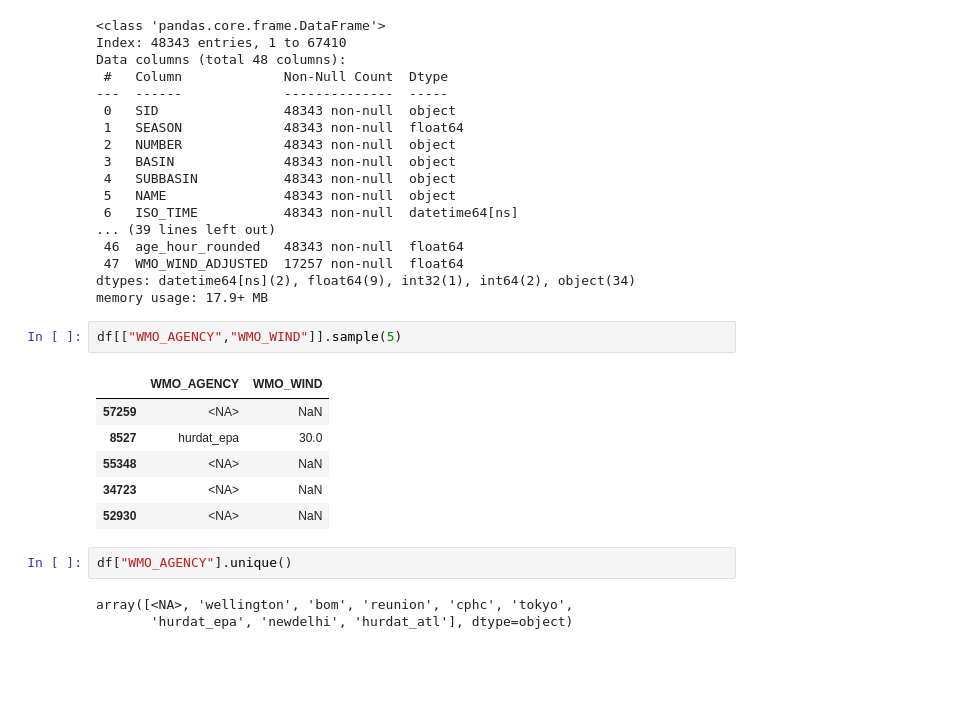
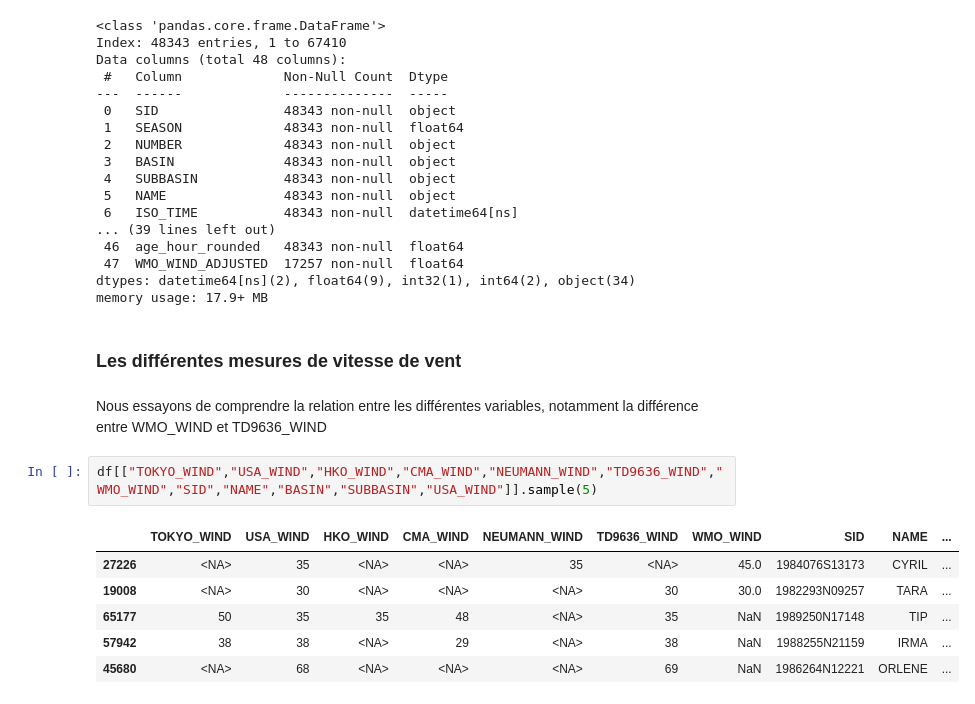
Before and after one commit to 1leolem1/Tropical-Cyclone-Strength-Prediction, a Jupyter notebook: EDA_Paul.ipynb, the cells around one changed output. Cells and saved outputs as stored; diff of their text form; blank space fills up the shorter version.

Commit message:
Travail sur les variables de vent

```diff
--- a/EDA_Paul.ipynb
+++ b/EDA_Paul.ipynb
@@ -833,17 +833,16 @@ Data columns (total 48 columns):
  47  WMO_WIND_ADJUSTED  17257 non-null  float64
 dtypes: datetime64[ns](2), float64(9), int32(1), int64(2), object(34)
 memory usage: 17.9+ MB
-# %%
-df[["WMO_AGENCY","WMO_WIND"]].sample(5)
-# %% [output]
-|  | WMO_AGENCY | WMO_WIND |
-| 57259 | <NA> | NaN |
-| 8527 | hurdat_epa | 30.0 |
-| 55348 | <NA> | NaN |
-| 34723 | <NA> | NaN |
-| 52930 | <NA> | NaN |
-# %%
-df["WMO_AGENCY"].unique()
-# %% [output]
-array([<NA>, 'wellington', 'bom', 'reunion', 'cphc', 'tokyo',
-       'hurdat_epa', 'newdelhi', 'hurdat_atl'], dtype=object)
+# %% [markdown]
+### Les différentes mesures de vitesse de vent
+# %% [markdown]
+Nous essayons de comprendre la relation entre les différentes variables, notamment la différence entre WMO_WIND et TD9636_WIND
+# %%
+df[["TOKYO_WIND","USA_WIND","HKO_WIND","CMA_WIND","NEUMANN_WIND","TD9636_WIND","WMO_WIND","SID","NAME","BASIN","SUBBASIN","USA_WIND"]].sample(5)
+# %% [output]
+|  | TOKYO_WIND | USA_WIND | HKO_WIND | CMA_WIND | NEUMANN_WIND | TD9636_WIND | WMO_WIND | SID | NAME | ... |
+| 27226 | <NA> | 35 | <NA> | <NA> | 35 | <NA> | 45.0 | 1984076S13173 | CYRIL | ... |
+| 19008 | <NA> | 30 | <NA> | <NA> | <NA> | 30 | 30.0 | 1982293N09257 | TARA | ... |
+| 65177 | 50 | 35 | 35 | 48 | <NA> | 35 | NaN | 1989250N17148 | TIP | ... |
+| 57942 | 38 | 38 | <NA> | 29 | <NA> | 38 | NaN | 1988255N21159 | IRMA | ... |
+| 45680 | <NA> | 68 | <NA> | <NA> | <NA> | 69 | NaN | 1986264N12221 | ORLENE | ... |
```
Also changed, not shown: parts of 14 cells of this notebook.
